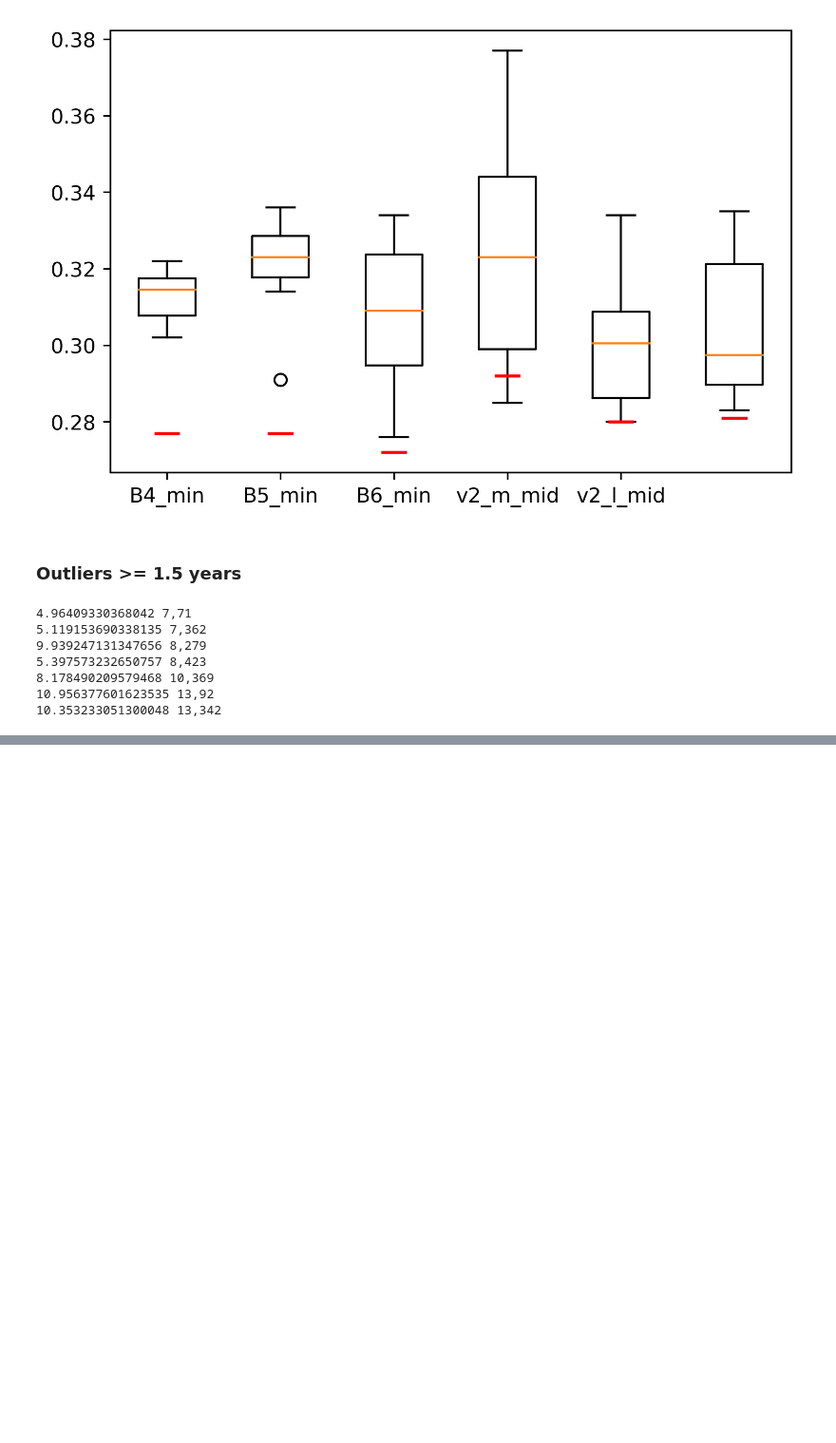
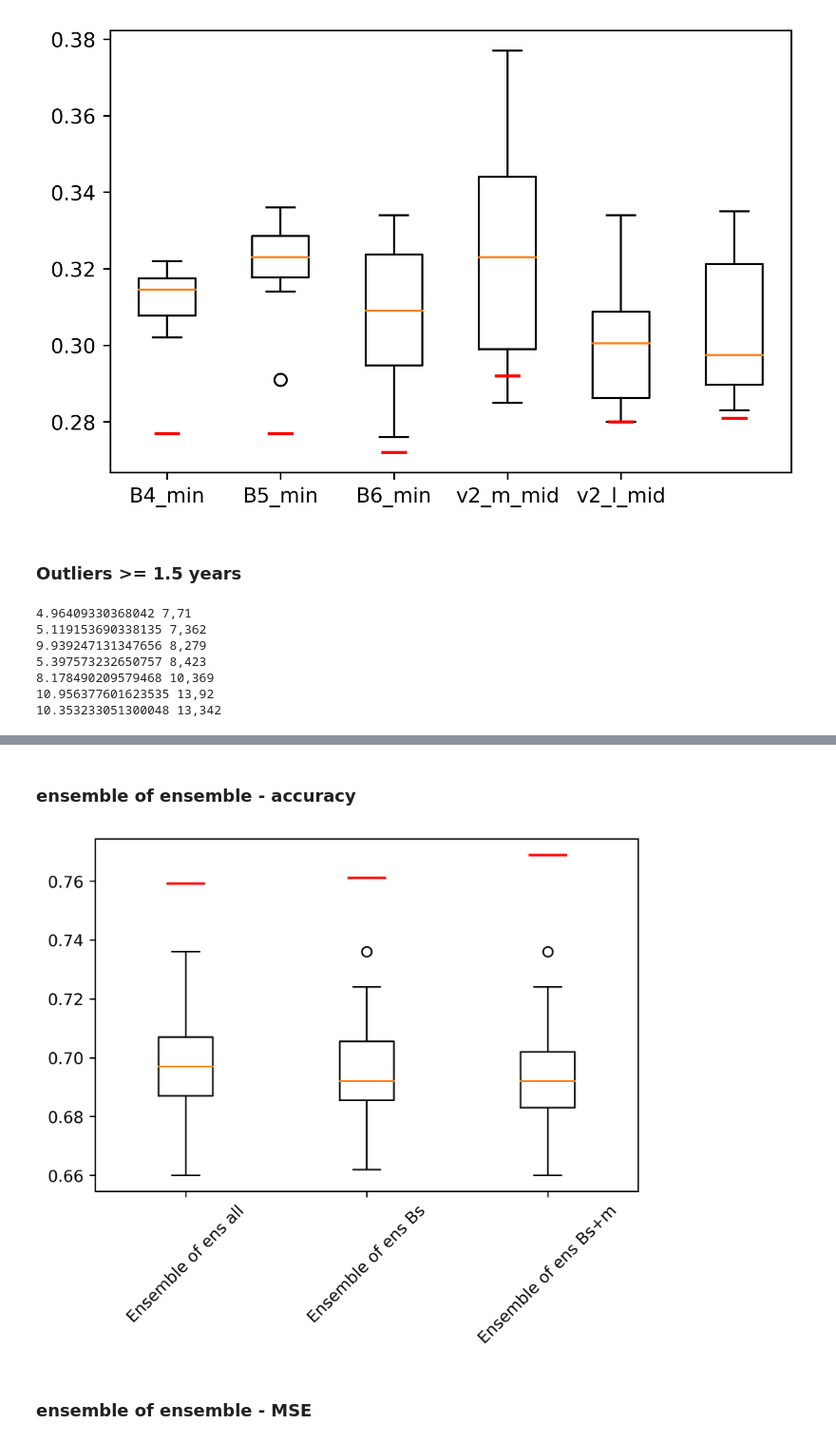
Before and after one commit to emoen/Deep-learning-for-regression-of-cod-otoliths, a Jupyter notebook: results/EFFNetV2_m_middle_mse/EDA test set predictions.ipynb, the cells around one changed output, grey strips where cells are left out. Shown at 95% size. Drawn from its saved outputs; the diff is of its cells as text; code cells hidden in the pictures; blank space fills up the shorter version.

```diff
--- a/results/EFFNetV2_m_middle_mse/EDA test set predictions.ipynb
+++ b/results/EFFNetV2_m_middle_mse/EDA test set predictions.ipynb
@@ -289,0 +486,35 @@ for i in age_range:
+# %% [markdown]
+### ensemble of ensemble - accuracy
+# %%
+import itertools
+
+ens_all_acc = 0.7592233009708738
+ens_all_mse = 0.24691604506270654
+
+ens_B_acc = 0.7611650485436893
+ens_B_mse = 0.2480999287149154
+
+ens_Bm_acc = 0.7689320388349514
+ens_Bm_mse = 0.2480999287149154
+
+ens1_acc = itertools.chain(b4_min_acc, b5_min_acc, b6_min_acc, v2_m_middle_acc,v2_l_middle_acc, v2_l_all_acc)
+ens1_acc = list(ens1_acc)
+
+ens2_acc = itertools.chain(b4_min_acc, b5_min_acc, b6_min_acc)
+ens2_acc = list(ens2_acc)
+
+ens3_acc = itertools.chain(b4_min_acc, b5_min_acc, b6_min_acc, v2_m_middle_acc)
+ens3_acc = list(ens3_acc)
+
+plt.boxplot([ens1_acc, ens2_acc, ens3_acc])
+plt.plot([0.9, 1.1], [ens_all_acc,ens_all_acc], 'r')
+plt.plot([1.9, 2.1], [ens_B_acc,ens_B_acc], 'r')
+plt.plot([2.9, 3.1], [ens_Bm_acc,ens_Bm_acc], 'r')
+
+plt.xticks(range(1,4), ['Ensemble of ens all', 'Ensemble of ens Bs', 'Ensemble of ens Bs+m'], rotation = 45)
+
+plt.show()
+# %% [output]
+[figure, added]
+# %% [markdown]
+### ensemble of ensemble - MSE
```
Also changed, not shown: parts of 10 cells of this notebook, 24 other files.
